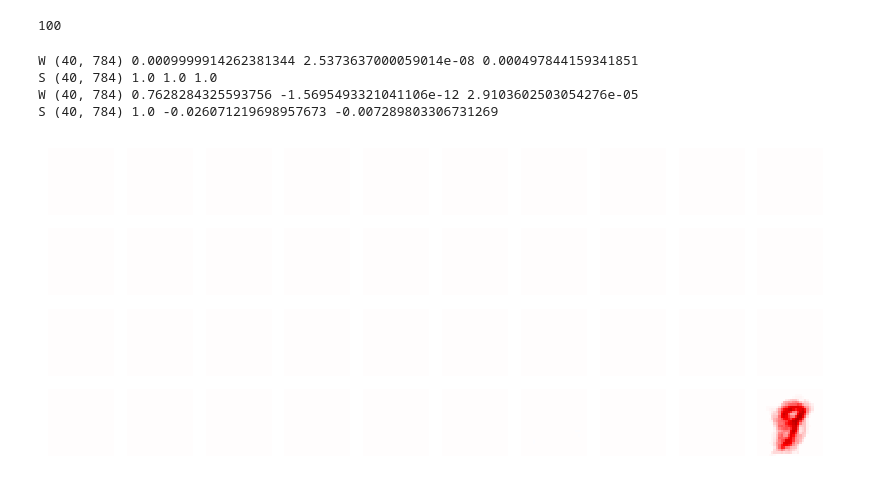
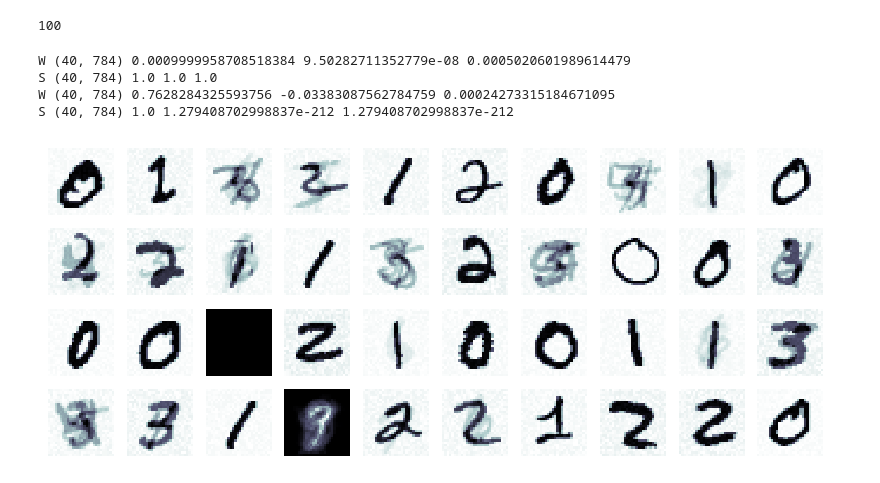
Before and after one commit to ivanoid768/bio_hebbian_with_neighbour_synapse_enforcement, a Jupyter notebook: resonance_synapses.ipynb, the cells around one changed output. Drawn from its saved outputs; the diff is of its cells as text; code cells hidden in the pictures.

Commit message:
S[winner_ids[0]] += dS[winner_ids[0]]

```diff
--- a/resonance_synapses.ipynb
+++ b/resonance_synapses.ipynb
@@ -44,7 +44,7 @@ eps0 = 0.02
 
 lr = 0.085
 
-tr_S = 0.1
+tr_S = 0.01
 dec_S = 0.01
 inc_S = 0.05
 
@@ -60,6 +60,7 @@ for epoch_idx in range(epoch_cnt):
         # DO = 1 - np.abs(I*2 - W)
         DO = np.exp((W - I)**2 * -20.0)
         SO = DO * S
+        SO[np.where(S < 0)] = 0
         O = np.sum(SO, axis=1)
         # print('O', O.shape, O.max(), O.min(), np.median(O))
 
@@ -82,8 +83,7 @@ for epoch_idx in range(epoch_cnt):
         dS[np.where(DO >= tr_S)] = inc_S
 
         # update S
-        dS *= D
-        S += dS
+        S[winner_ids[0]] += dS[winner_ids[0]]
         # norm S
         S /= np.max(np.abs(S))
 
@@ -102,27 +102,28 @@ for epoch_idx in range(epoch_cnt):
 print('W', W.shape, W.max(), W.min(), np.median(W))
 print('S', S.shape, S.max(), S.min(), np.median(S))
 # %% [output]
-W (40, 784) 0.0009999914262381344 2.5373637000059014e-08 0.000497844159341851
+W (40, 784) 0.0009999958708518384 9.50282711352779e-08 0.0005020601989614479
 S (40, 784) 1.0 1.0 1.0
-W (40, 784) 0.7628284325593756 -1.5695493321041106e-12 2.9103602503054276e-05
-S (40, 784) 1.0 -0.026071219698957673 -0.007289803306731269
+W (40, 784) 0.7628284325593756 -0.03383087562784759 0.00024273315184671095
+S (40, 784) 1.0 1.279408702998837e-212 1.279408702998837e-212
 # %%
 row_size = 10
 col_size = int(layer_size / row_size)
 
 figure(figsize=(row_size, col_size))
 
+SO = W * S
 for col_idx in range(col_size):
     for row_idx in range(row_size):
         n_W_idx = col_idx * row_size + row_idx
 
-        aimg = W[n_W_idx].reshape(img_side, img_side)
+        aimg = SO[n_W_idx].reshape(img_side, img_side)
 
         subplot(col_size, row_size, n_W_idx + 1)
 
         imshow(aimg, interpolation='none', aspect='auto', cmap='bone')
         axis("off")
 
 show()
 # %% [output]
-[figure, old version]
+[figure, new version]
```
Also changed, not shown: 1 other file.
